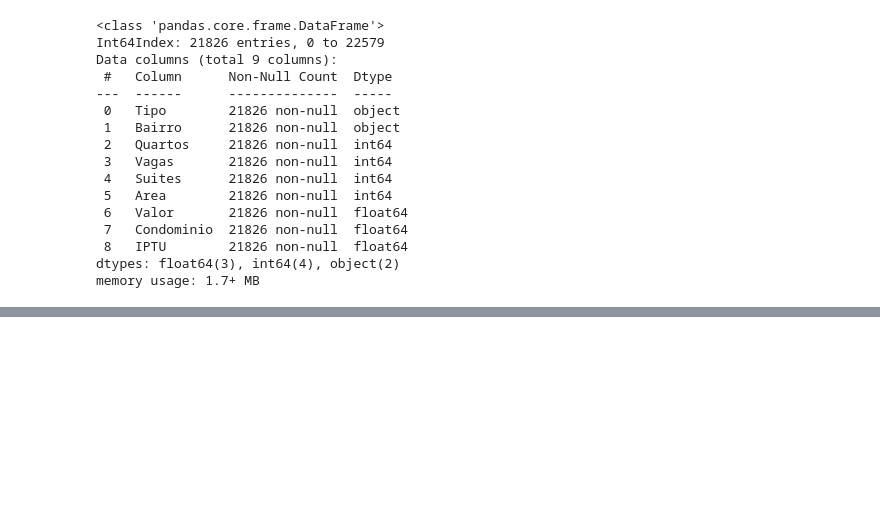
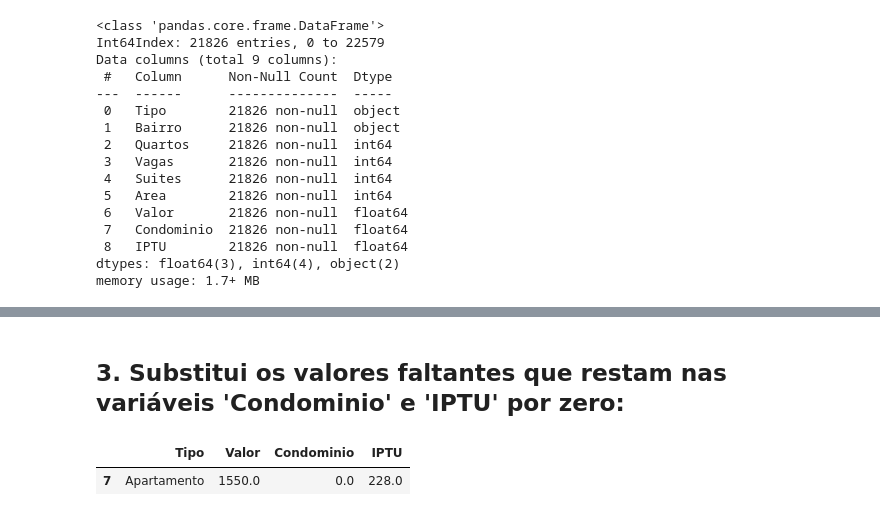
Before and after one commit to cglima/alura-python-pandas-tratando-e-analisando-dados, a Jupyter notebook: notebook/tratamento-de-dados-faltantes.ipynb, the cells around one changed output, grey strips where cells are left out. Saved outputs shown, nothing was run; the diff lists cells and outputs as text; code cells hidden in the pictures; blank space fills up the shorter version.

```diff
--- a/notebook/tratamento-de-dados-faltantes.ipynb
+++ b/notebook/tratamento-de-dados-faltantes.ipynb
@@ -180,0 +227,8 @@ NameError: name 'false' is not defined
+# %% [markdown]
+## 3. Substitui os valores faltantes que restam nas variáveis 'Condominio' e 'IPTU' por zero:
+# %%
+imoveis = imoveis.fillna({'Condominio': 0, 'IPTU': 0})
+imoveis
+# %% [output]
+|  | Tipo | Valor | Condominio | IPTU |
+| 7 | Apartamento | 1550.0 | 0.0 | 228.0 |
```
Also changed, not shown: parts of 10 cells of this notebook.
